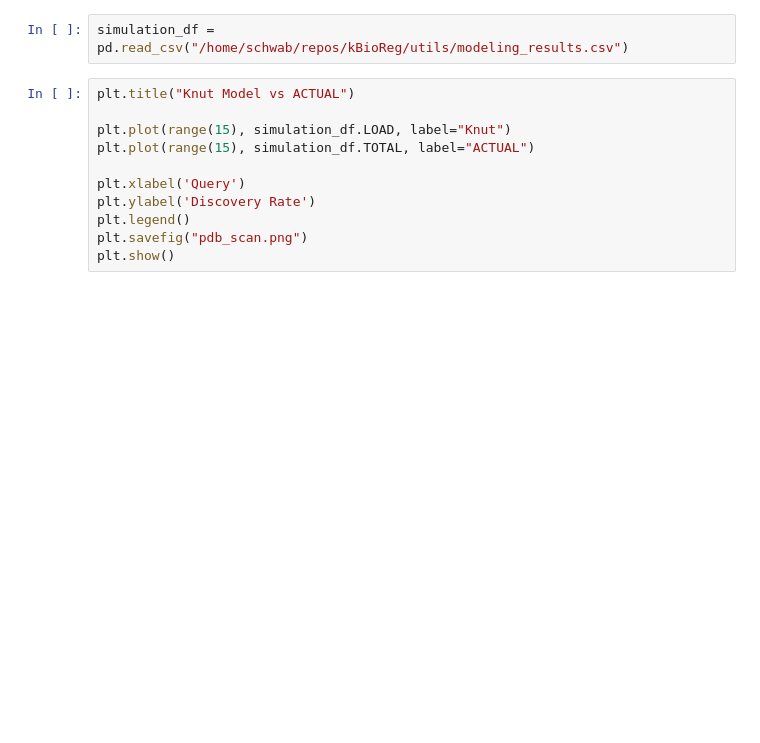
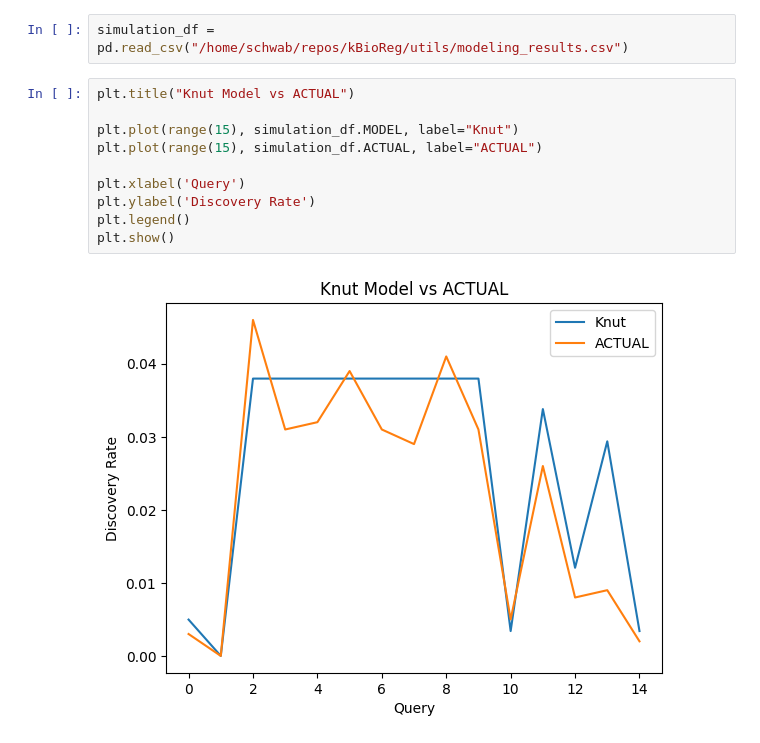
Before and after one commit to remyschwab/TetRex, a Jupyter notebook: utils/visualization_eval.ipynb, the cells around one changed output. Drawn from its saved outputs; the diff is of its cells as text; blank space fills up the shorter version.

Commit message:
Remove omp header from main and update simulation plots

```diff
--- a/utils/visualization_eval.ipynb
+++ b/utils/visualization_eval.ipynb
@@ -90,11 +90,12 @@ simulation_df = pd.read_csv("/home/schwab/repos/kBioReg/utils/modeling_results.c
 # %%
 plt.title("Knut Model vs ACTUAL")
 
-plt.plot(range(15), simulation_df.LOAD, label="Knut")
-plt.plot(range(15), simulation_df.TOTAL, label="ACTUAL")
+plt.plot(range(15), simulation_df.MODEL, label="Knut")
+plt.plot(range(15), simulation_df.ACTUAL, label="ACTUAL")
 
 plt.xlabel('Query')
 plt.ylabel('Discovery Rate')
 plt.legend()
-plt.savefig("pdb_scan.png")
 plt.show()
+# %% [output]
+[figure, added]
```
Also changed, not shown: 1 other file.
